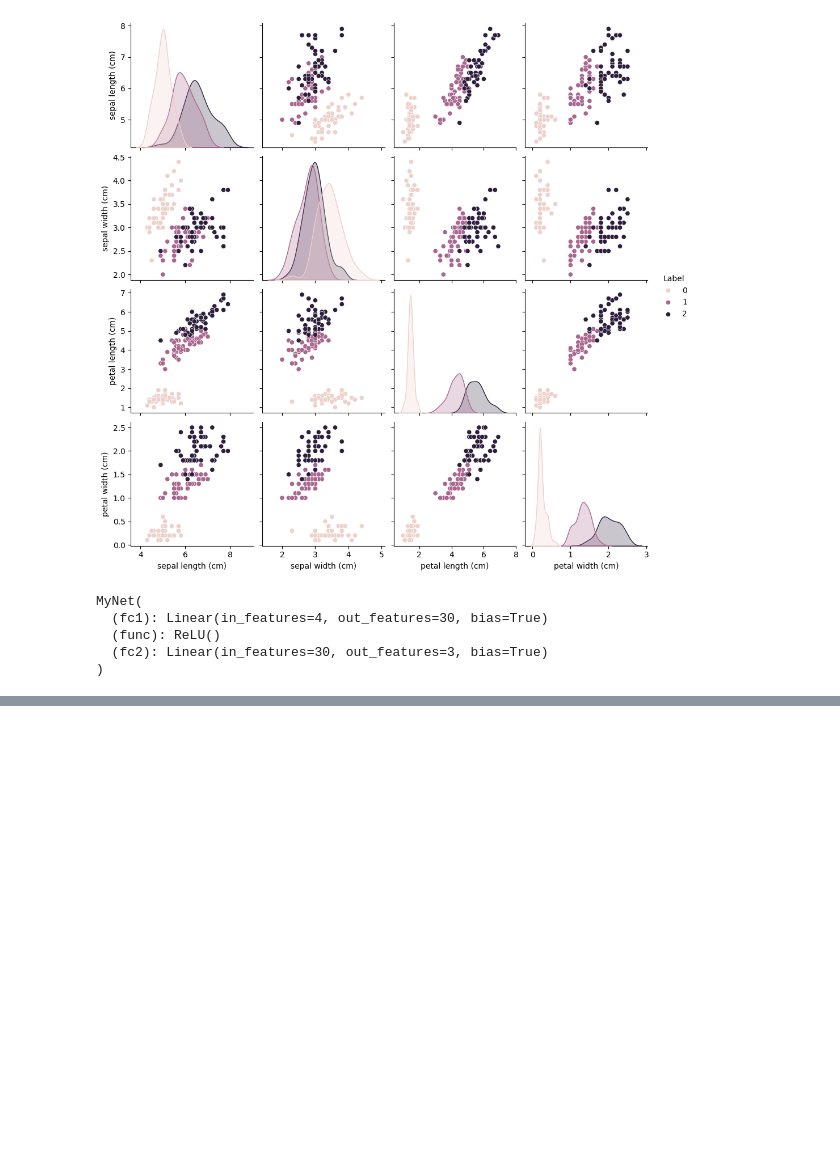
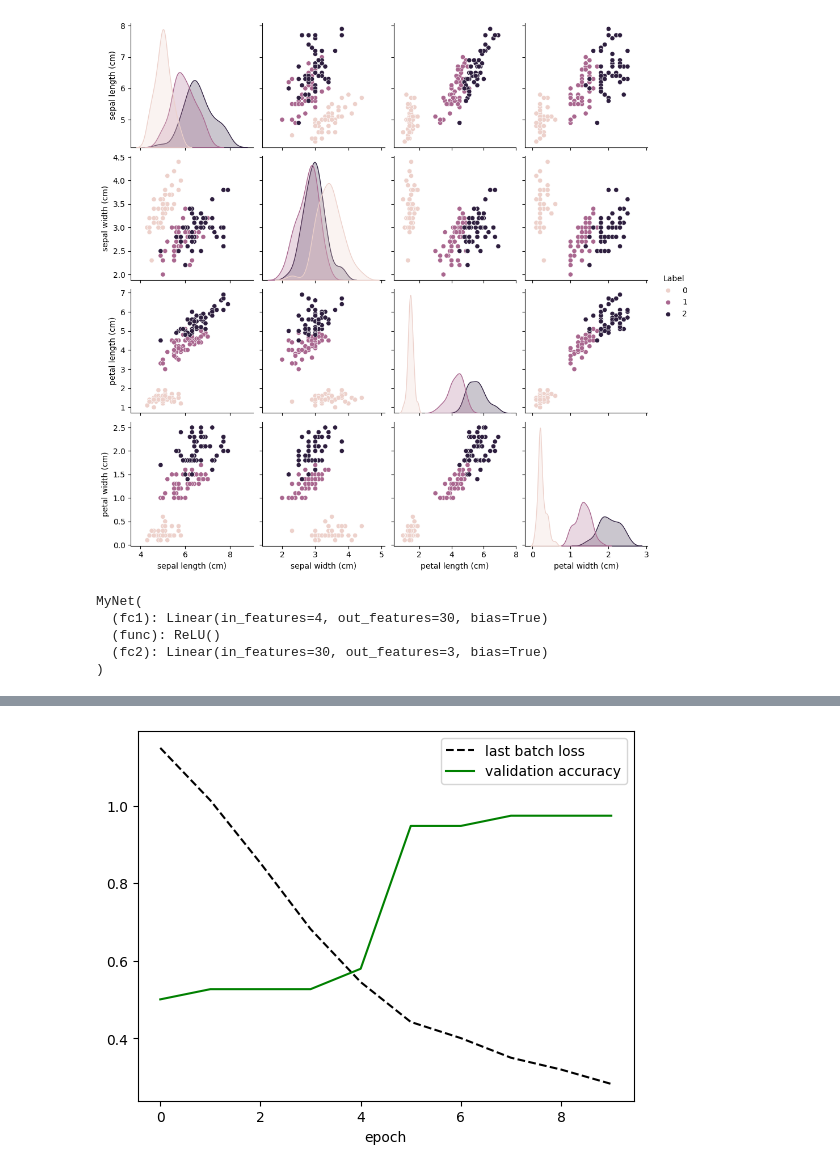
Before and after one commit to ayseberfinozcubuk/Microsoft-AI-course-for-beginners, a Jupyter notebook: 3-NeuralNetworks/05-Frameworks/lab/LabFrameworks.ipynb, the cells around one changed output, grey strips where cells are left out. Saved outputs shown, nothing was run; the diff lists cells and outputs as text; code cells hidden in the pictures; blank space fills up the shorter version.

```diff
--- a/3-NeuralNetworks/05-Frameworks/lab/LabFrameworks.ipynb
+++ b/3-NeuralNetworks/05-Frameworks/lab/LabFrameworks.ipynb
@@ -185,0 +212,9 @@ plot_training_loss_acc(loss_acc)
+# %%
+# Two-layer network with small/medium/large hidden layer
+
+# small
+net21 = MyNet(hidden_size=8,func=torch.nn.ReLU())
+
+loss_acc21=train(net21,dataloader,feat_tensor,lab_tensor,lr=0.05)
+plot_training_loss_acc(loss_acc21)
+# %% [output]
@@ -185,0 +231 @@ plot_training_loss_acc(loss_acc)
+[figure, added]
```
Also changed, not shown: parts of 9 cells of this notebook.
